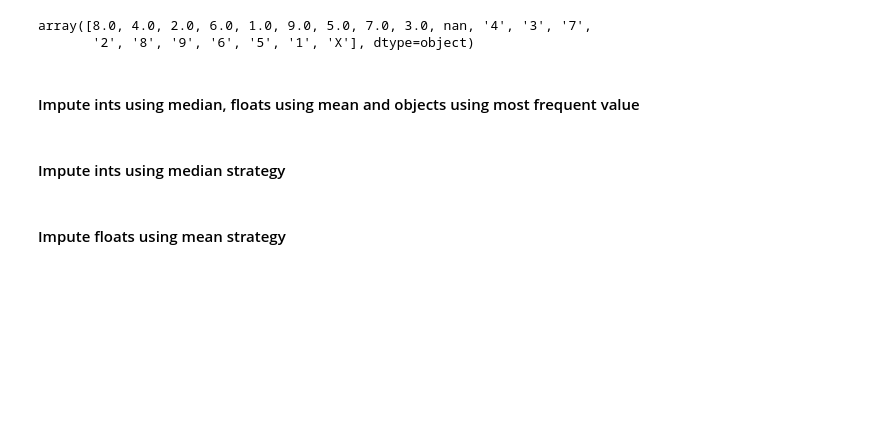
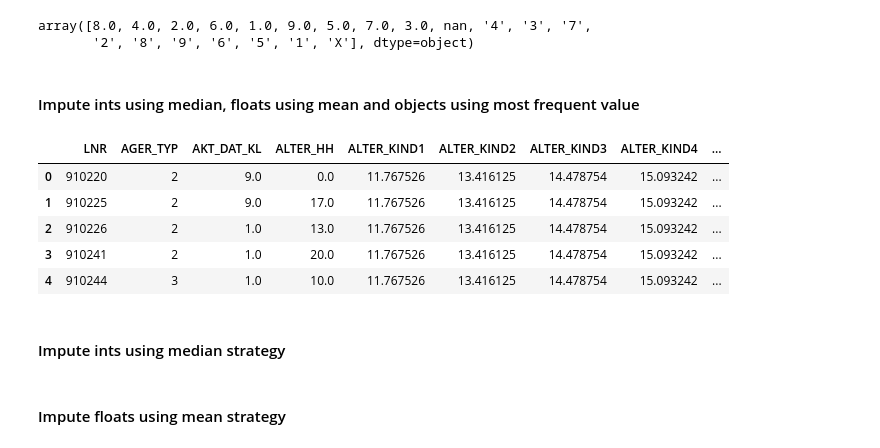
Before and after one commit to bvcmartins/dsnd_capstone, a Jupyter notebook: main.ipynb, the cells around one changed output. Cells and saved outputs as stored; diff of their text form; code cells hidden in the pictures; blank space fills up the shorter version.

Commit message:
added impute functions

```diff
--- a/main.ipynb
+++ b/main.ipynb
@@ -474,17 +474,23 @@ array([8.0, 4.0, 2.0, 6.0, 1.0, 9.0, 5.0, 7.0, 3.0, nan, '4', '3', '7',
 # %% [markdown]
 #### Impute ints using median, floats using mean and objects using most frequent value
 # %%
-def impute_proceed(df, strategy):
+def impute_numeric(df, strategy):
     imputer = SimpleImputer(missing_values=np.nan, strategy=strategy)
     imputer.fit(df)
     return imputer.transform(df)
 
-def impute_types(df):
-    list_ints = df.dtypes[(df.dtypes=='int64')].index[1:].tolist()
-    df[list_ints] = impute_proceed(df[list_ints],'median')
+def impute_object(df):
+    list_mode = df.apply(lambda x: x.mode()[0]).values.tolist()
+    list_columns = df.columns.values.tolist()
+    dict_mode = {i:j for i,j, in zip(list_columns, list_mode)}
+    return df.fillna(value=dict_mode)
+
+def impute_calc(df):
+    list_ints = df.dtypes[(df.dtypes=='int64') | (df.dtypes=='Int64')].index[1:].tolist()
+    df[list_ints] = impute_numeric(df[list_ints],'median').astype('Int64')
     list_floats = df.dtypes[(df.dtypes=='float64')].index.tolist()
-    df[list_floats] = impute_proceed(df[list_floats],'mean')
+    df[list_floats] = impute_numeric(df[list_floats],'mean')
     list_objects = df.dtypes[(df.dtypes=='object')].index.tolist()
-    df[list_objects] = impute_proceed(df[list_objects],'most_frequent')
+    df[list_objects] = impute_object(df[list_objects])
 
     return df
@@ -493,3 +497,14 @@ impute_types(azdias_below)
+# %%
+azdias_below2 = impute_calc(azdias_below.copy())
+# %%
+azdias_below2.head()
+# %% [output]
+|  | LNR | AGER_TYP | AKT_DAT_KL | ALTER_HH | ALTER_KIND1 | ALTER_KIND2 | ALTER_KIND3 | ALTER_KIND4 | ... |
+| 0 | 910220 | 2 | 9.0 | 0.0 | 11.767526 | 13.416125 | 14.478754 | 15.093242 | ... |
+| 1 | 910225 | 2 | 9.0 | 17.0 | 11.767526 | 13.416125 | 14.478754 | 15.093242 | ... |
+| 2 | 910226 | 2 | 1.0 | 13.0 | 11.767526 | 13.416125 | 14.478754 | 15.093242 | ... |
+| 3 | 910241 | 2 | 1.0 | 20.0 | 11.767526 | 13.416125 | 14.478754 | 15.093242 | ... |
+| 4 | 910244 | 3 | 1.0 | 10.0 | 11.767526 | 13.416125 | 14.478754 | 15.093242 | ... |
 # %% [markdown]
 #### Impute ints using median strategy
 # %%
```
Also changed, not shown: parts of 1 cell of this notebook.
